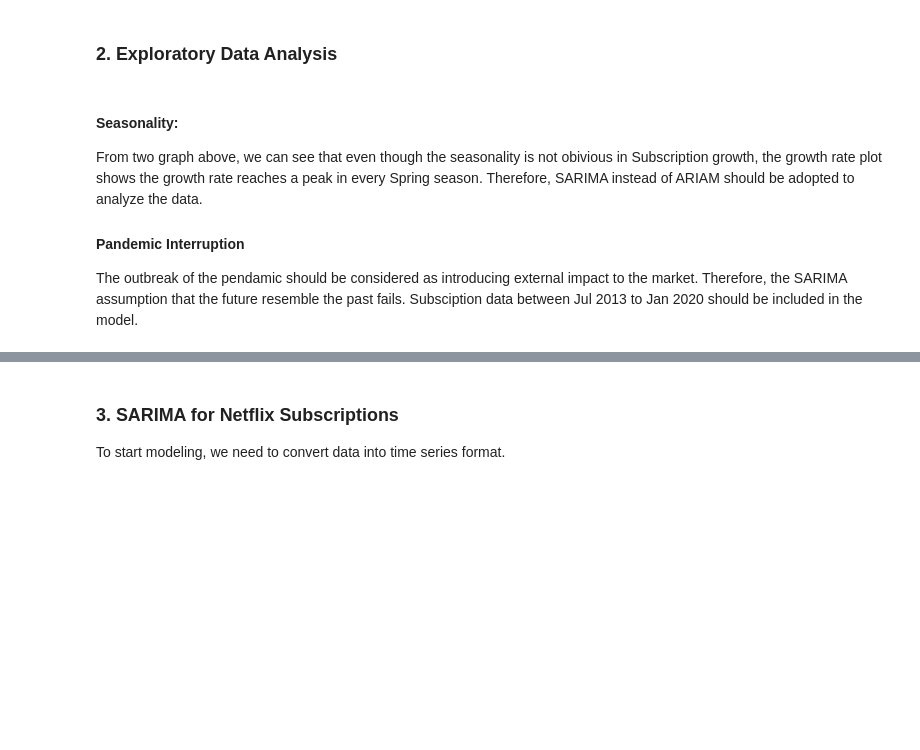
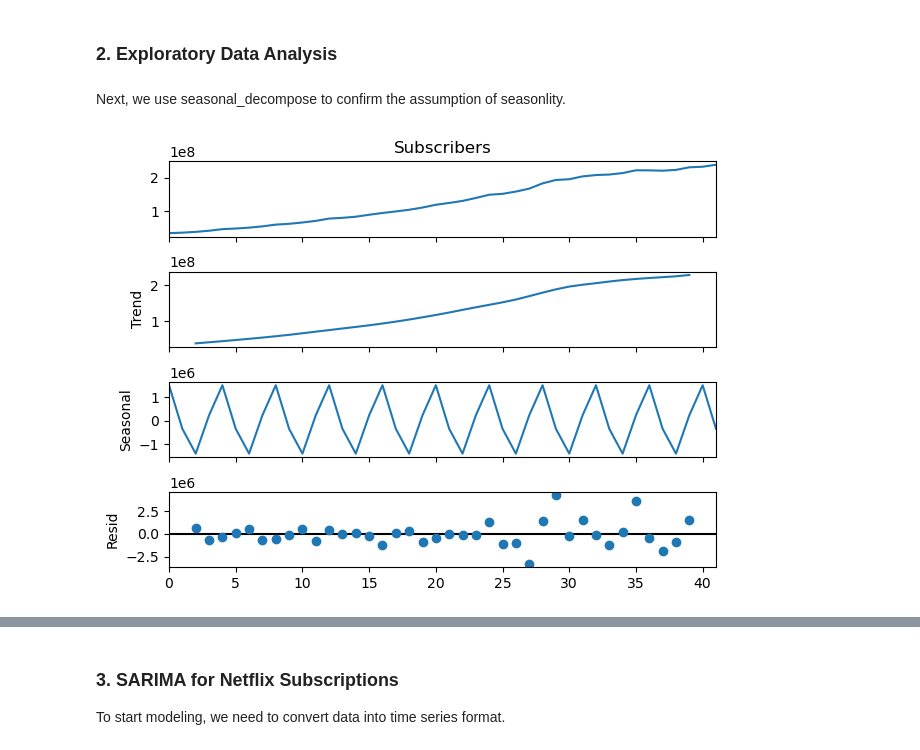
Before and after one commit to alex77y/Netflix-Subscription-Forecast, a Jupyter notebook: Netflix_subscription_forecast/Analysis.ipynb, the cells around one changed output, grey strips where cells are left out. Saved outputs shown, nothing was run; the diff lists cells and outputs as text; code cells hidden in the pictures; blank space fills up the shorter version.

```diff
--- a/Netflix_subscription_forecast/Analysis.ipynb
+++ b/Netflix_subscription_forecast/Analysis.ipynb
@@ -65,9 +66,13 @@ fig.update_layout(title='Netflix Quarterly Subscriptions Growth Rate',
                   xaxis_title='Time Period',
                   yaxis_title='Quarterly Growth Rate (%)')
 fig.show()
-# %% [markdown]
-#### Seasonality:
-From two graph above, we can see that even though the seasonality is not obivious in Subscription growth, the growth rate plot shows the growth rate reaches a peak in every Spring season. Therefore, SARIMA instead of ARIAM should be adopted to analyze the data.
-
-#### Pandemic Interruption
-The outbreak of the pendamic should be considered as introducing external impact to the market. Therefore, the SARIMA assumption that the future resemble the past fails. Subsciption data between Jul 2013 to Jan 2020 should be included in the model.
+# %% [markdown]
+Next, we use seasonal_decompose to confirm the assumption of seasonlity.
+# %%
+decomposition = seasonal_decompose(df['Subscribers'],
+                                   model = 'additive',
+                                   period = 4)
+decomposition.plot()
+plt.show()
+# %% [output]
+[figure, added]
```
Also changed, not shown: parts of 5 cells of this notebook.
